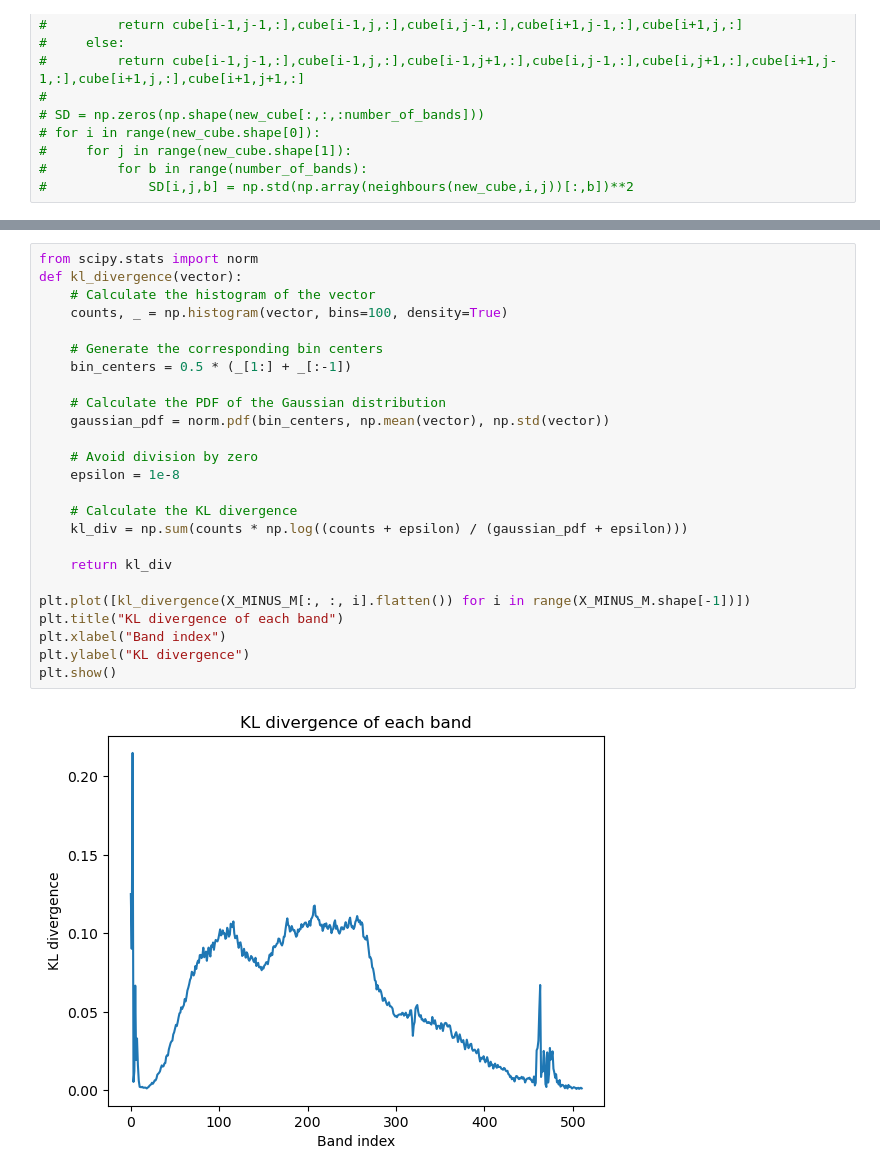
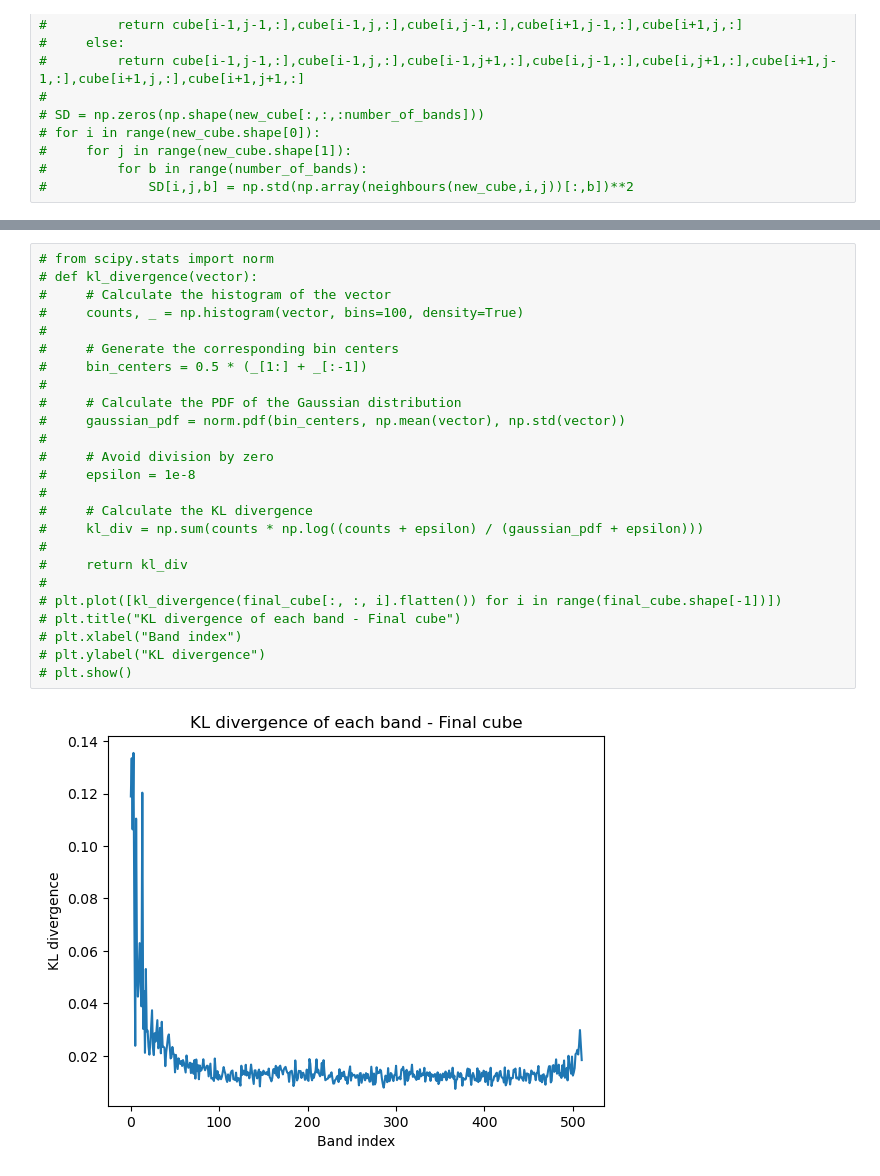
Before and after one commit to mazyaniv/Image-Processing, a Jupyter notebook: main.ipynb, the cells around one changed output, grey strips where cells are left out. Cells and saved outputs as stored; diff of their text form.

```diff
--- a/main.ipynb
+++ b/main.ipynb
@@ -337,27 +337,27 @@ th= 0.1: 0.059586134719514836
 # %%
-from scipy.stats import norm
-def kl_divergence(vector):
-    # Calculate the histogram of the vector
-    counts, _ = np.histogram(vector, bins=100, density=True)
-
-    # Generate the corresponding bin centers
-    bin_centers = 0.5 * (_[1:] + _[:-1])
-
-    # Calculate the PDF of the Gaussian distribution
-    gaussian_pdf = norm.pdf(bin_centers, np.mean(vector), np.std(vector))
-
-    # Avoid division by zero
-    epsilon = 1e-8
-
-    # Calculate the KL divergence
-    kl_div = np.sum(counts * np.log((counts + epsilon) / (gaussian_pdf + epsilon)))
-
-    return kl_div
-
-plt.plot([kl_divergence(X_MINUS_M[:, :, i].flatten()) for i in range(X_MINUS_M.shape[-1])])
-plt.title("KL divergence of each band")
-plt.xlabel("Band index")
-plt.ylabel("KL divergence")
-plt.show()
+# from scipy.stats import norm
+# def kl_divergence(vector):
+#     # Calculate the histogram of the vector
+#     counts, _ = np.histogram(vector, bins=100, density=True)
+#
+#     # Generate the corresponding bin centers
+#     bin_centers = 0.5 * (_[1:] + _[:-1])
+#
+#     # Calculate the PDF of the Gaussian distribution
+#     gaussian_pdf = norm.pdf(bin_centers, np.mean(vector), np.std(vector))
+#
+#     # Avoid division by zero
+#     epsilon = 1e-8
+#
+#     # Calculate the KL divergence
+#     kl_div = np.sum(counts * np.log((counts + epsilon) / (gaussian_pdf + epsilon)))
+#
+#     return kl_div
+#
+# plt.plot([kl_divergence(final_cube[:, :, i].flatten()) for i in range(final_cube.shape[-1])])
+# plt.title("KL divergence of each band - Final cube")
+# plt.xlabel("Band index")
+# plt.ylabel("KL divergence")
+# plt.show()
 # %% [output]
-[figure, old version]
+[figure, new version]
```
Also changed, not shown: parts of 3 cells of this notebook.
